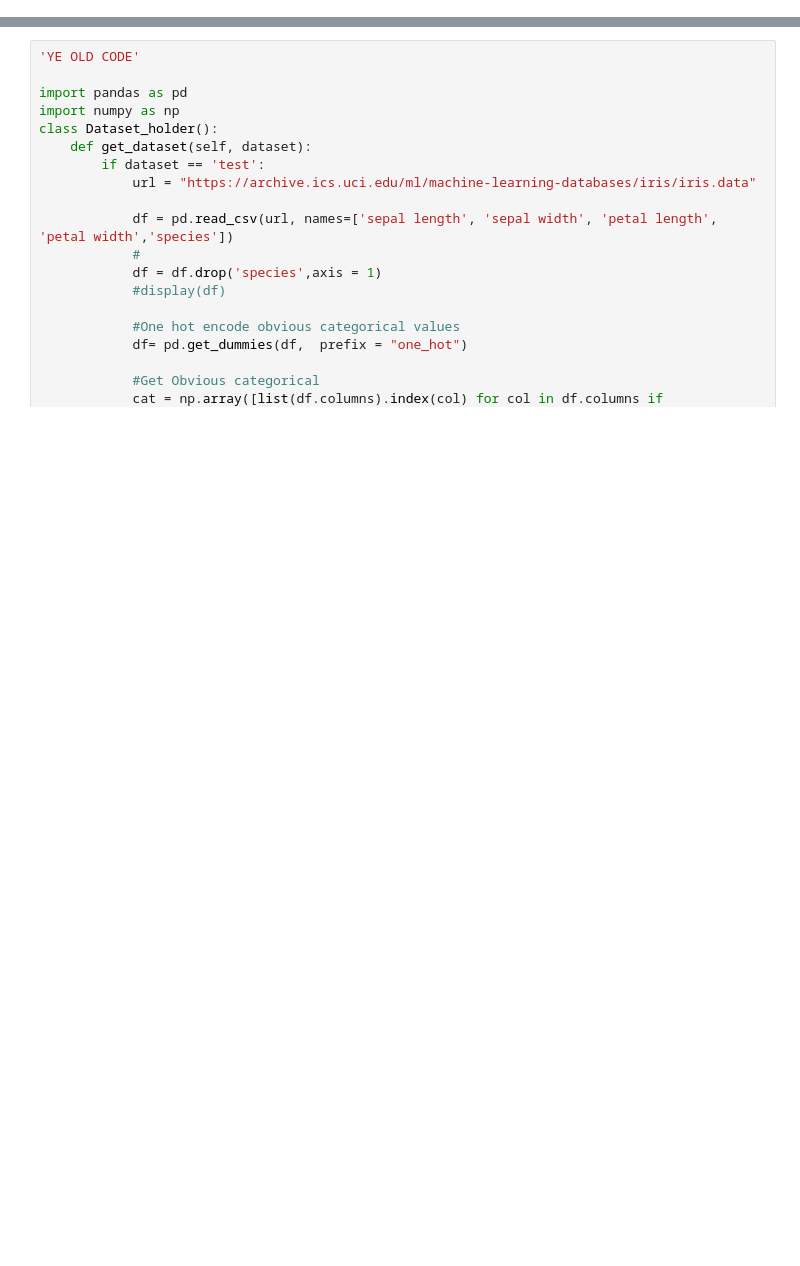
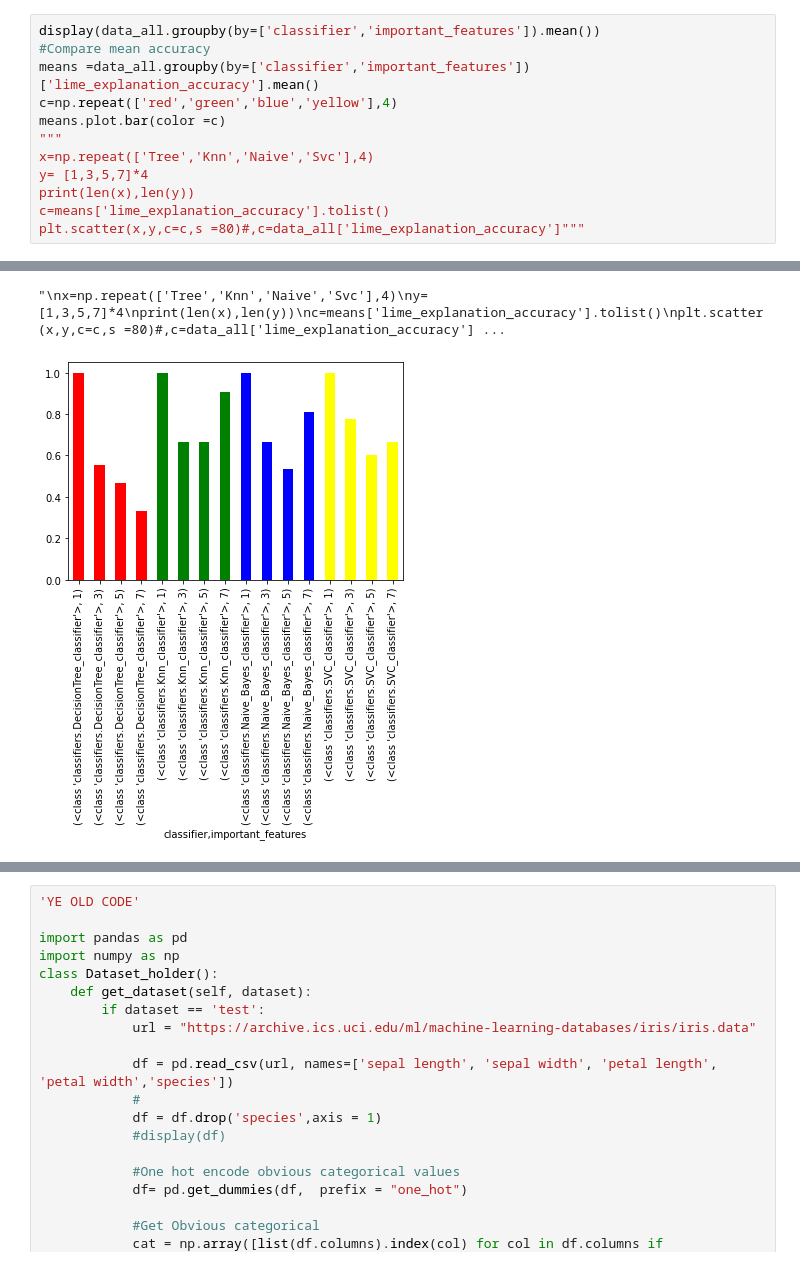
Before and after one commit to CristianLeoni/Master_thesis, a Jupyter notebook: dataset_exploration.ipynb, the cells around one changed output, grey strips where cells are left out. Saved outputs shown, nothing was run; the diff lists cells and outputs as text; blank space fills up the shorter version.

```diff
--- a/dataset_exploration.ipynb
+++ b/dataset_exploration.ipynb
@@ -75,0 +536,13 @@ for feature in data.columns:
+# %%
+display(data_all.groupby(by=['classifier','important_features']).mean())
+#Compare mean accuracy
+means =data_all.groupby(by=['classifier','important_features'])['lime_explanation_accuracy'].mean()
+c=np.repeat(['red','green','blue','yellow'],4)
+means.plot.bar(color =c)
+"""
+x=np.repeat(['Tree','Knn','Naive','Svc'],4)
+y= [1,3,5,7]*4
+print(len(x),len(y))
+c=means['lime_explanation_accuracy'].tolist()
+plt.scatter(x,y,c=c,s =80)#,c=data_all['lime_explanation_accuracy']"""
+# %% [output]
@@ -75,0 +567,2 @@ for feature in data.columns:
+"\nx=np.repeat(['Tree','Knn','Naive','Svc'],4)\ny= [1,3,5,7]*4\nprint(len(x),len(y))\nc=means['lime_explanation_accuracy'].tolist()\nplt.scatter(x,y,c=c,s =80)#,c=data_all['lime_explanation_accuracy'] ...
+[figure, added]
```
Also changed, not shown: parts of 28 cells of this notebook, 43 other files.
